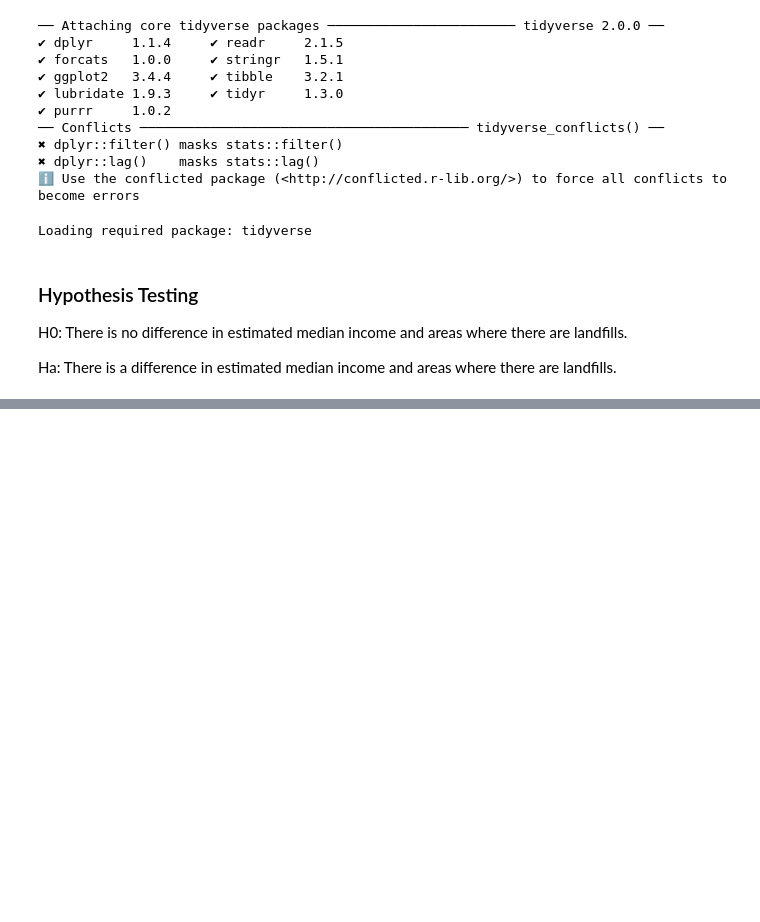
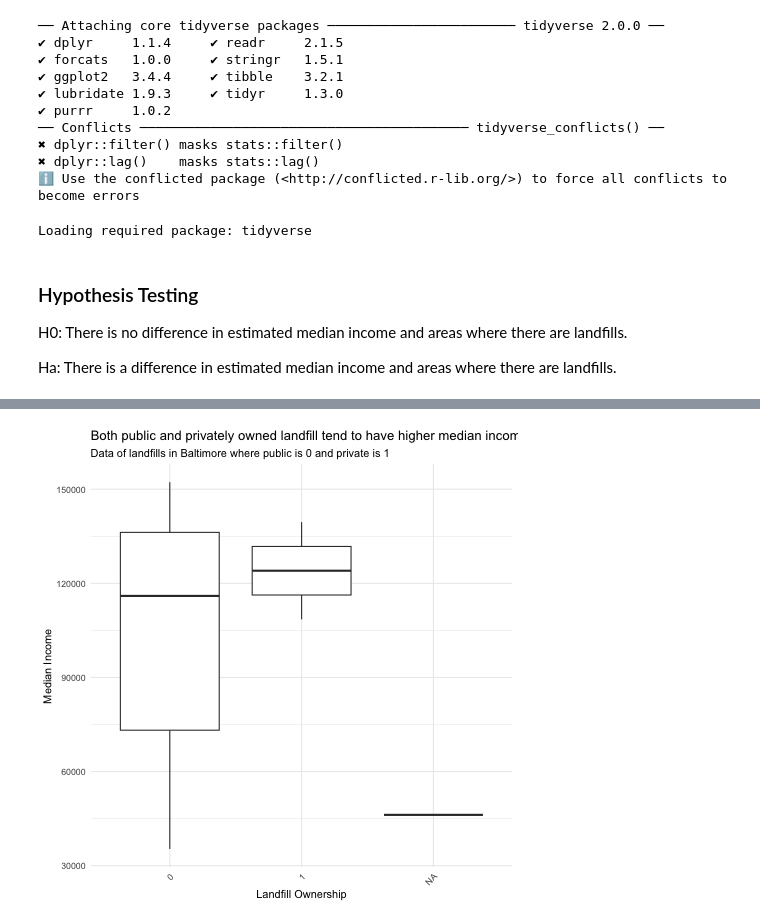
Before and after one commit to katrventura/connect-to-census, a Jupyter notebook: hypothesis-test.ipynb, the cells around one changed output, grey strips where cells are left out. Drawn from its saved outputs; the diff is of its cells as text; code cells hidden in the pictures; blank space fills up the shorter version.

```diff
--- a/hypothesis-test.ipynb
+++ b/hypothesis-test.ipynb
@@ -102,2 +108,30 @@ p-value = 3.006e-10
 
 The null hypothesis is rejected because the p-value is low. There is a difference in estimated median income and areas where there are landfills.
+# %%
+%%R
+
+# change values of 'Ownership Type' such that 'Public' is 1 and 'Private' is 0 and 'Unknown' is NA
+df <- df %>%
+    mutate(ownership = case_when(
+        `Ownership Type` == 'Public' ~ 0,
+        `Ownership Type` == 'Private' ~ 1,
+        TRUE ~ NA_real_
+    ))
+# %%
+%%R
+
+# boxplot of estimate by Ownership Type
+# change values of 'Landfill Ownership' such that 'Private' is 1 and 'Public' is 0 and 'Unknown' is NA
+
+df %>%
+    ggplot(aes(x = factor(ownership), y = estimate)) +
+    geom_boxplot() +
+    labs(title = 'Both public and privately owned landfill tend to have higher median income', subtitle = 'Data of landfills in Baltimore where public is 0 and private is 1') +
+    xlab('Landfill Ownership') +
+    ylab('Median Income') +
+    theme_minimal() +
+    theme(
+        axis.text.x = element_text(angle = 45, hjust = 1)
+    )
+# %% [output]
+[figure, added]
```
Also changed, not shown: parts of 6 cells of this notebook.
